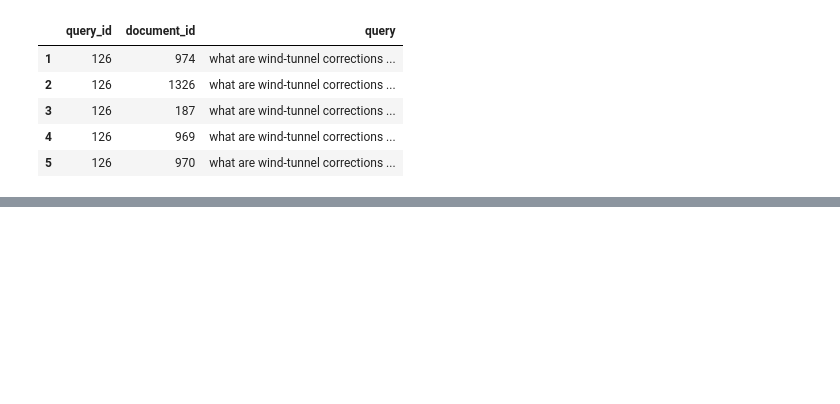
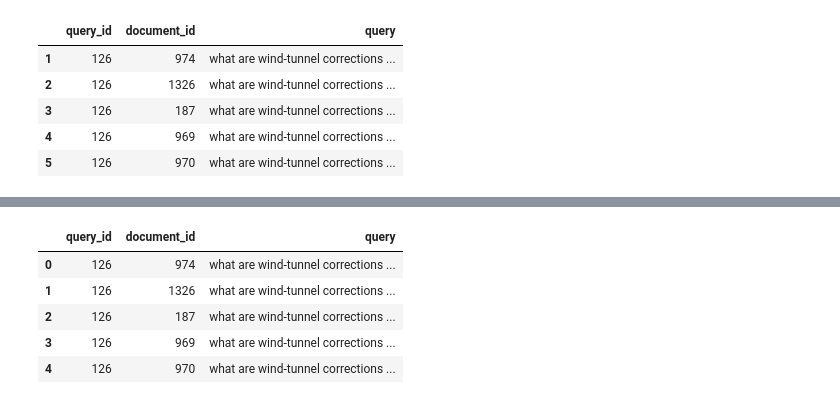
Before and after one commit to egdeliya/ml_mipt_2017, a Jupyter notebook: ml-mipt-part2/Ranking contest/Nurgalieva_496.ipynb, the cells around one changed output, grey strips where cells are left out. Drawn from its saved outputs; the diff is of its cells as text; code cells hidden in the pictures; blank space fills up the shorter version.

```diff
--- a/ml-mipt-part2/Ranking contest/Nurgalieva_496.ipynb
+++ b/ml-mipt-part2/Ranking contest/Nurgalieva_496.ipynb
@@ -171,6 +126,3 @@ test_set_res.head()
 | 3 | 126 | 187 | what are wind-tunnel corrections ... |
 | 4 | 126 | 969 | what are wind-tunnel corrections ... |
 | 5 | 126 | 970 | what are wind-tunnel corrections ... |
-# %%
-test_set_res = test_set.join(queries_set, on='query_id', lsuffix="_train", rsuffix="_queries")
-test_set_res.head(4)
@@ -250,5 +128,0 @@ score.head()
-# %%
-test_rel = pd.read_csv('relevance_test.csv', sep=',', names=['query_id', 'document_id'])
-test_rel = test_rel[1:]
-test_rel.head()
-len(test_rel) == len(score)
@@ -257,4 +128,0 @@ True
-# %%
-test_rel.index = range(len(test_rel))
-test_rel['document_id']
-test_rel.head()
@@ -306,0 +325,10 @@ output.to_csv('out.csv', index=None)
+# %%
+test_set_res.index = range(len(test_rel))
+test_set_res.head()
+# %% [output]
+|  | query_id | document_id | query |
+| 0 | 126 | 974 | what are wind-tunnel corrections ... |
+| 1 | 126 | 1326 | what are wind-tunnel corrections ... |
+| 2 | 126 | 187 | what are wind-tunnel corrections ... |
+| 3 | 126 | 969 | what are wind-tunnel corrections ... |
+| 4 | 126 | 970 | what are wind-tunnel corrections ... |
```
Also changed, not shown: parts of 70 cells of this notebook, 28 other files.
